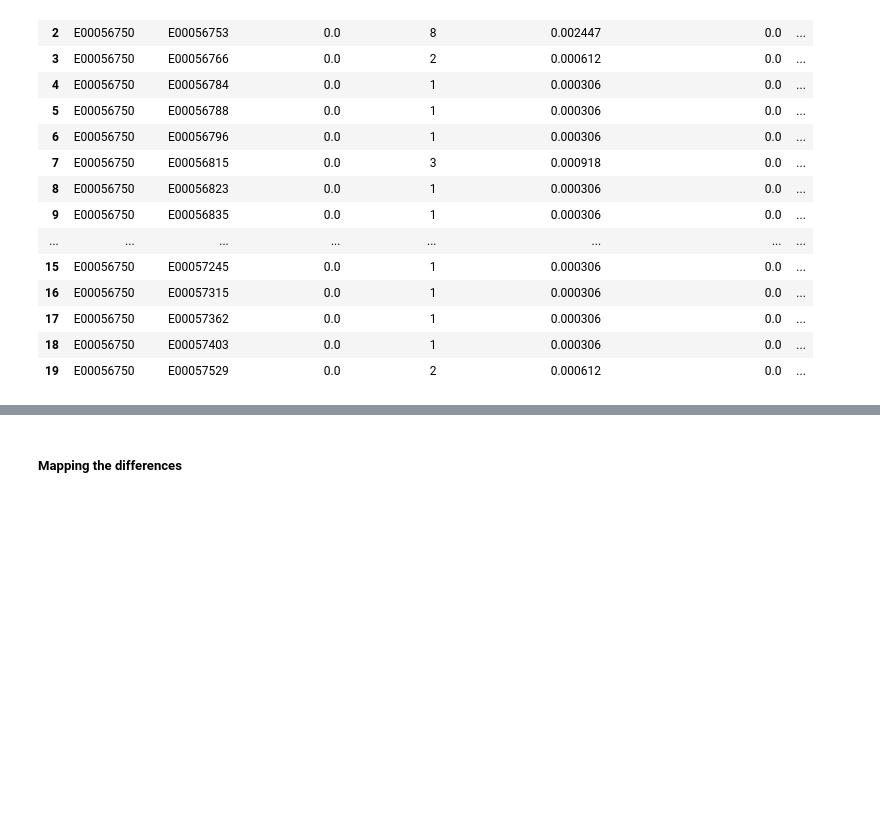
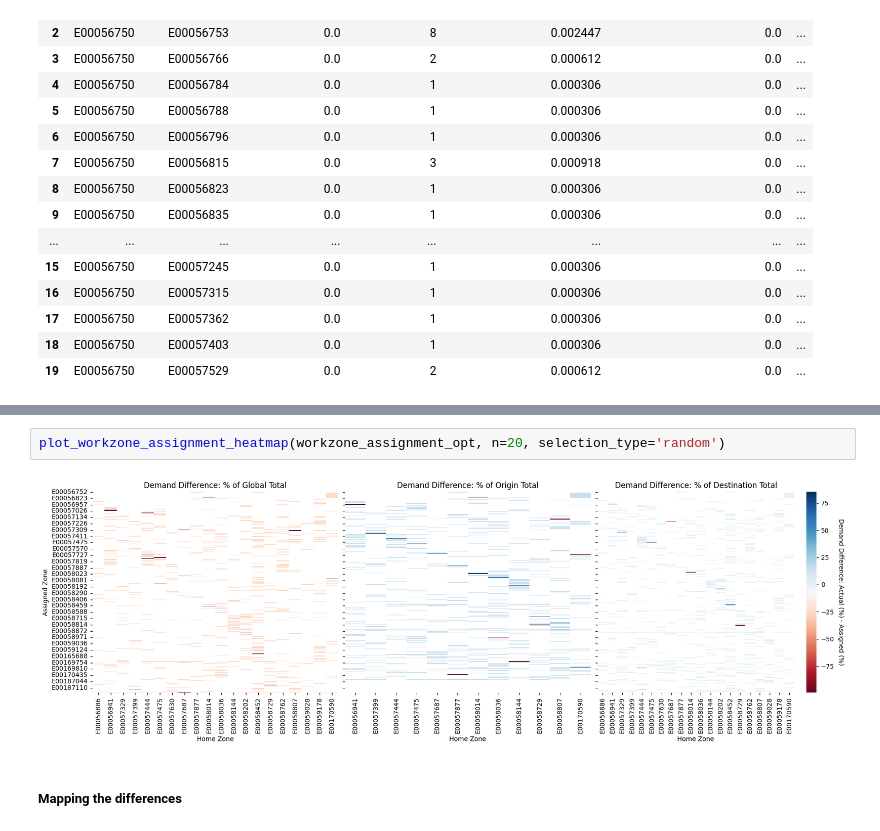
Before and after one commit to Urban-Analytics-Technology-Platform/acbm, a Jupyter notebook: notebooks/4_locations_work.ipynb, the cells around one changed output, grey strips where cells are left out. Saved outputs shown, nothing was run; the diff lists cells and outputs as text; blank space fills up the shorter version.

```diff
--- a/notebooks/4_locations_work.ipynb
+++ b/notebooks/4_locations_work.ipynb
@@ -767,3 +943,7 @@ ValueError: Input contains NaN.
+# %%
+plot_workzone_assignment_heatmap(workzone_assignment_opt, n=20, selection_type='random')
+# %% [output]
+[figure, added]
 # %% [markdown]
 ##### Mapping the differences
 # %% [markdown]
```
Also changed, not shown: parts of 12 cells of this notebook.
